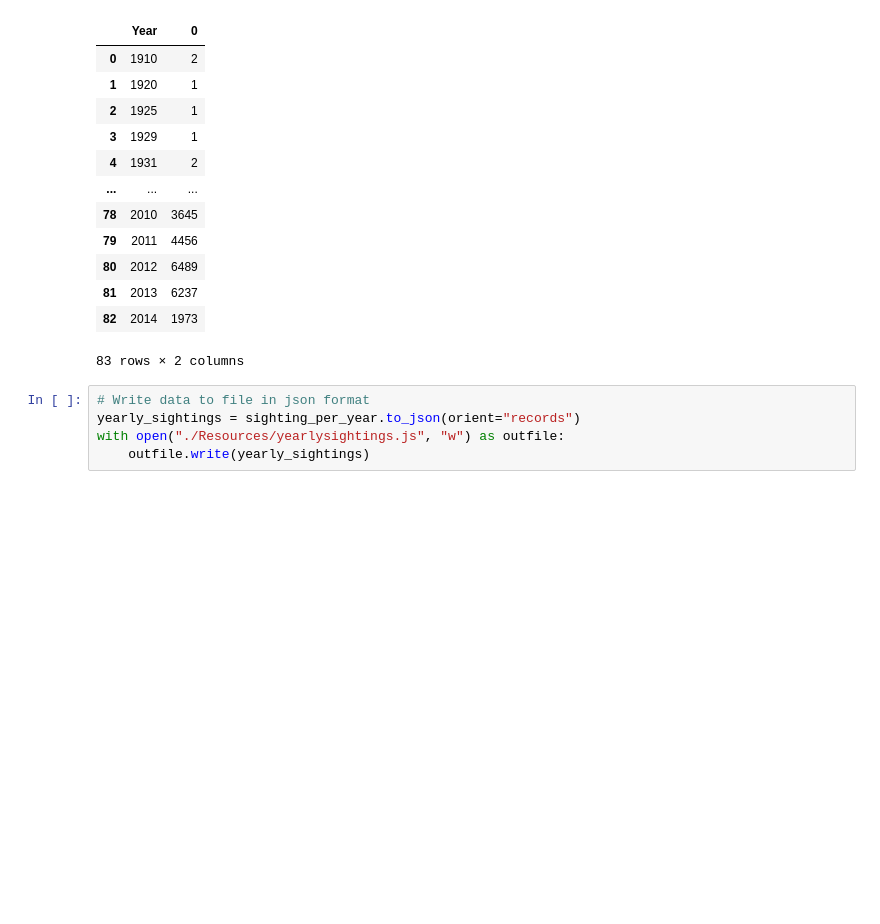
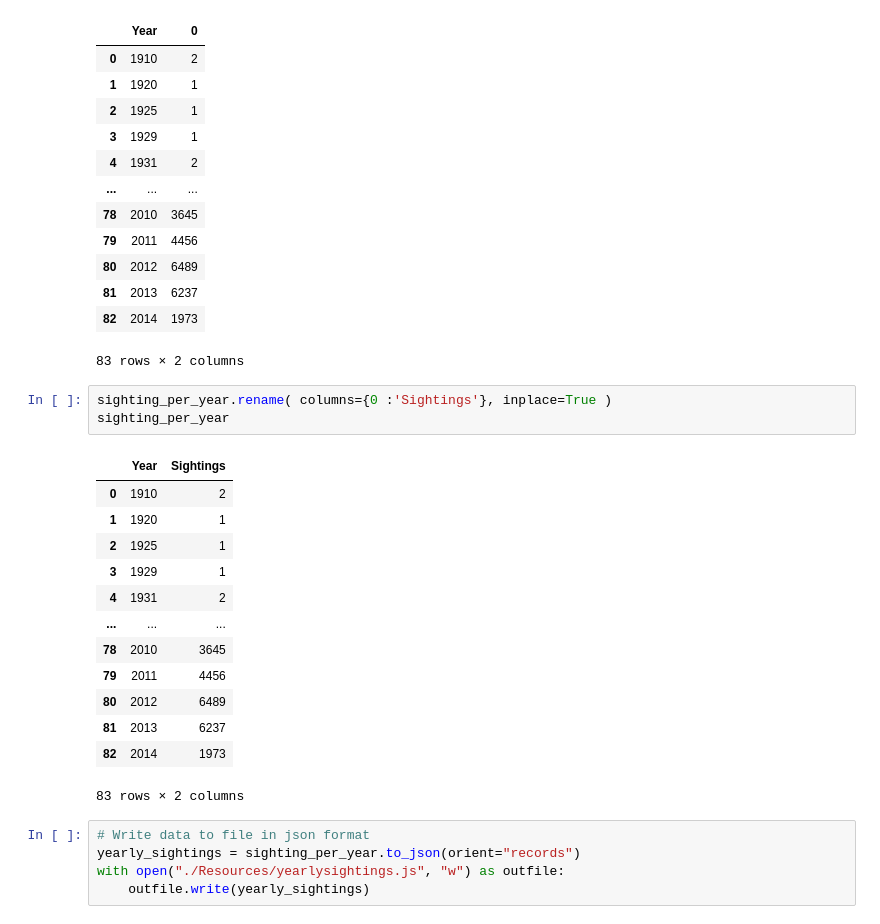
Before and after one commit to KalynA92/Group_Project_3, a Jupyter notebook: Analysis_Kalyn.ipynb, the cells around one changed output. Drawn from its saved outputs; the diff is of its cells as text; blank space fills up the shorter version.

```diff
--- a/Analysis_Kalyn.ipynb
+++ b/Analysis_Kalyn.ipynb
@@ -632,6 +632,23 @@ sighting_per_year
 | 81 | 2013 | 6237 |
 | 82 | 2014 | 1973 |
 83 rows × 2 columns
+# %%
+sighting_per_year.rename( columns={0 :'Sightings'}, inplace=True )
+sighting_per_year
+# %% [output]
+|  | Year | Sightings |
+| 0 | 1910 | 2 |
+| 1 | 1920 | 1 |
+| 2 | 1925 | 1 |
+| 3 | 1929 | 1 |
+| 4 | 1931 | 2 |
+| ... | ... | ... |
+| 78 | 2010 | 3645 |
+| 79 | 2011 | 4456 |
+| 80 | 2012 | 6489 |
+| 81 | 2013 | 6237 |
+| 82 | 2014 | 1973 |
+83 rows × 2 columns
 # %%
 # Write data to file in json format
 yearly_sightings = sighting_per_year.to_json(orient="records")
```
Also changed, not shown: 7 other files.
